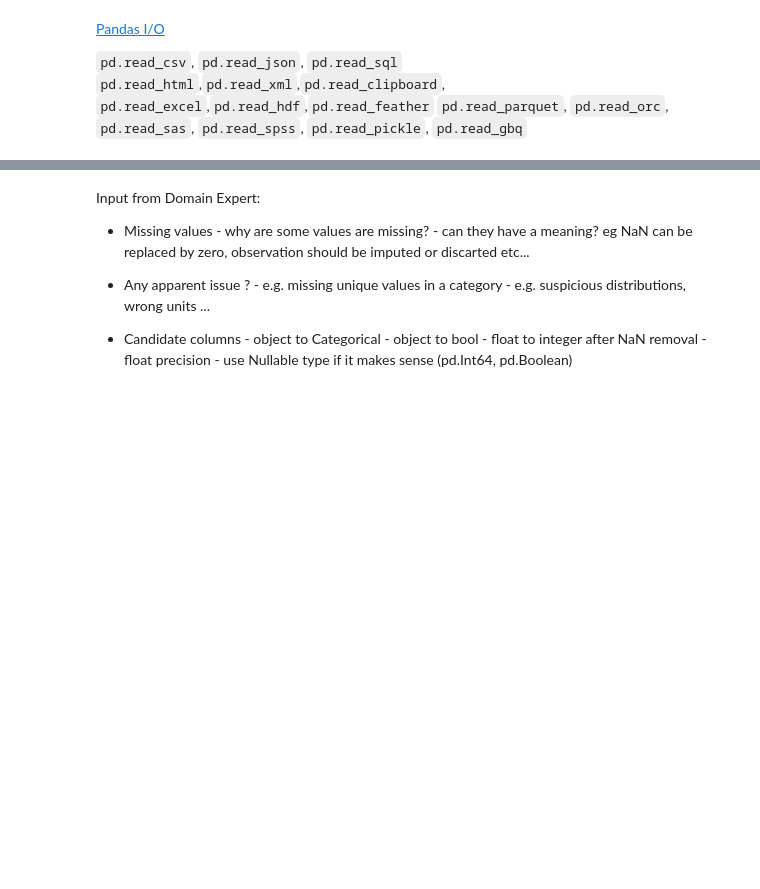
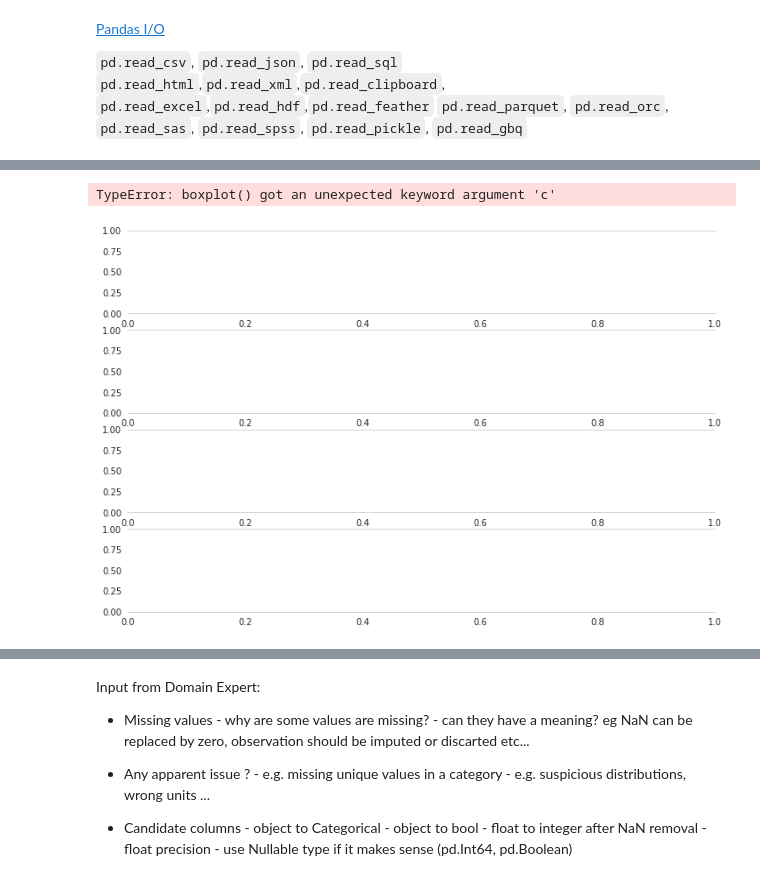
Before and after one commit to alexisgourdol/eda, a Jupyter notebook: EDA_template.ipynb, the cells around one changed output, grey strips where cells are left out. Drawn from its saved outputs; the diff is of its cells as text; code cells hidden in the pictures; blank space fills up the shorter version.

```diff
--- a/EDA_template.ipynb
+++ b/EDA_template.ipynb
@@ -84,0 +119,23 @@ eda_df
+# %%
+def box_num_cols(df):
+    num_cols = {col for col in df.select_dtypes(include="number")}
+
+    custom_params = {
+        "axes.spines.left": False,
+        "axes.spines.right": False,
+        "axes.spines.bottom": True,
+        "axes.spines.top": True,
+        "axes.grid": False,
+    }
+    with sns.axes_style("whitegrid", rc=custom_params):
+
+        fig, axs = plt.subplots(nrows=len(num_cols), ncols=1, figsize=(12, 8))
+
+        for idx, col in enumerate(num_cols):
+            sns.boxplot(x=df[col], data=df, ax=axs[idx], color="white")
+            sns.stripplot(x=df[col], data=df, ax=axs[idx], alpha=0.6)
+            axs[idx].set_ylabel(col, rotation=0, labelpad=50)
+box_num_cols(df)
+# %% [output]
+TypeError: boxplot() got an unexpected keyword argument 'c'
+[figure, added]
```
Also changed, not shown: parts of 19 cells of this notebook, 3 other files.
